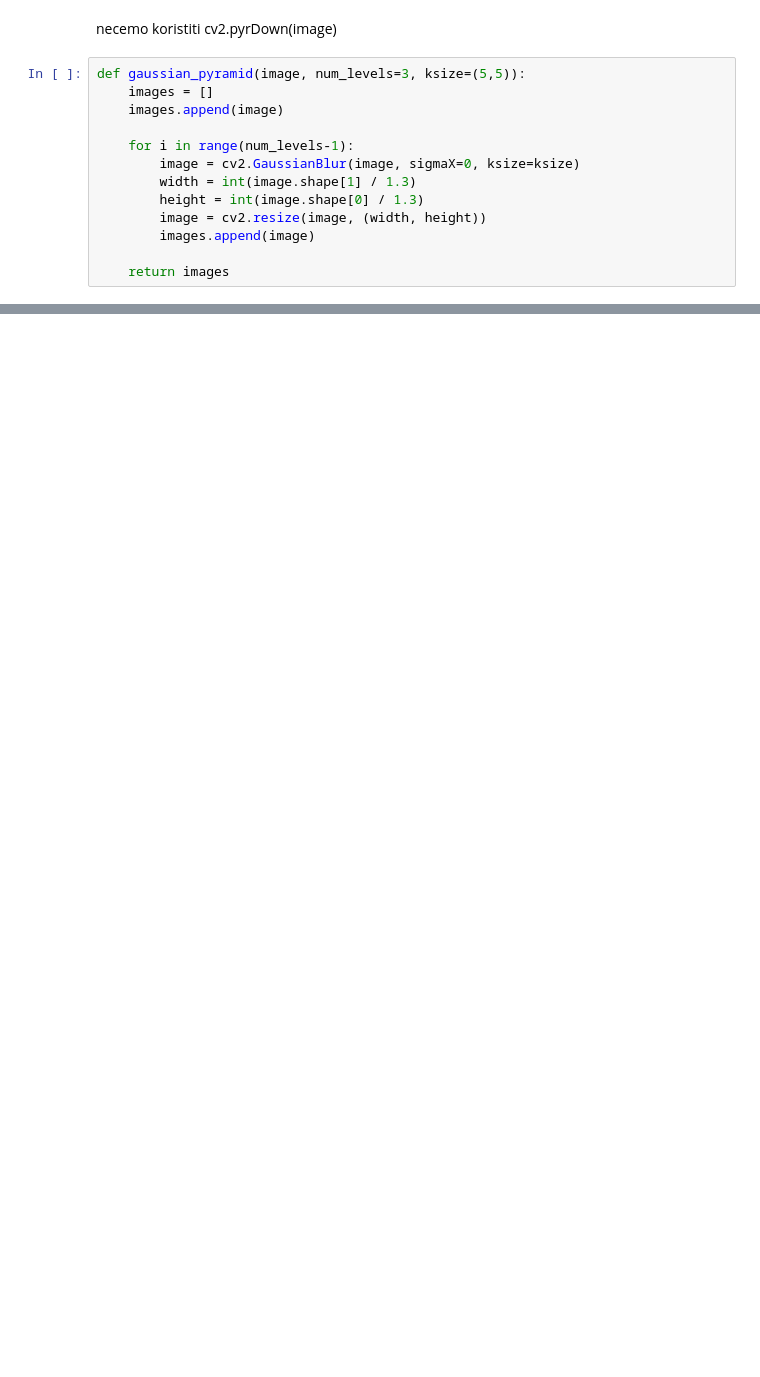
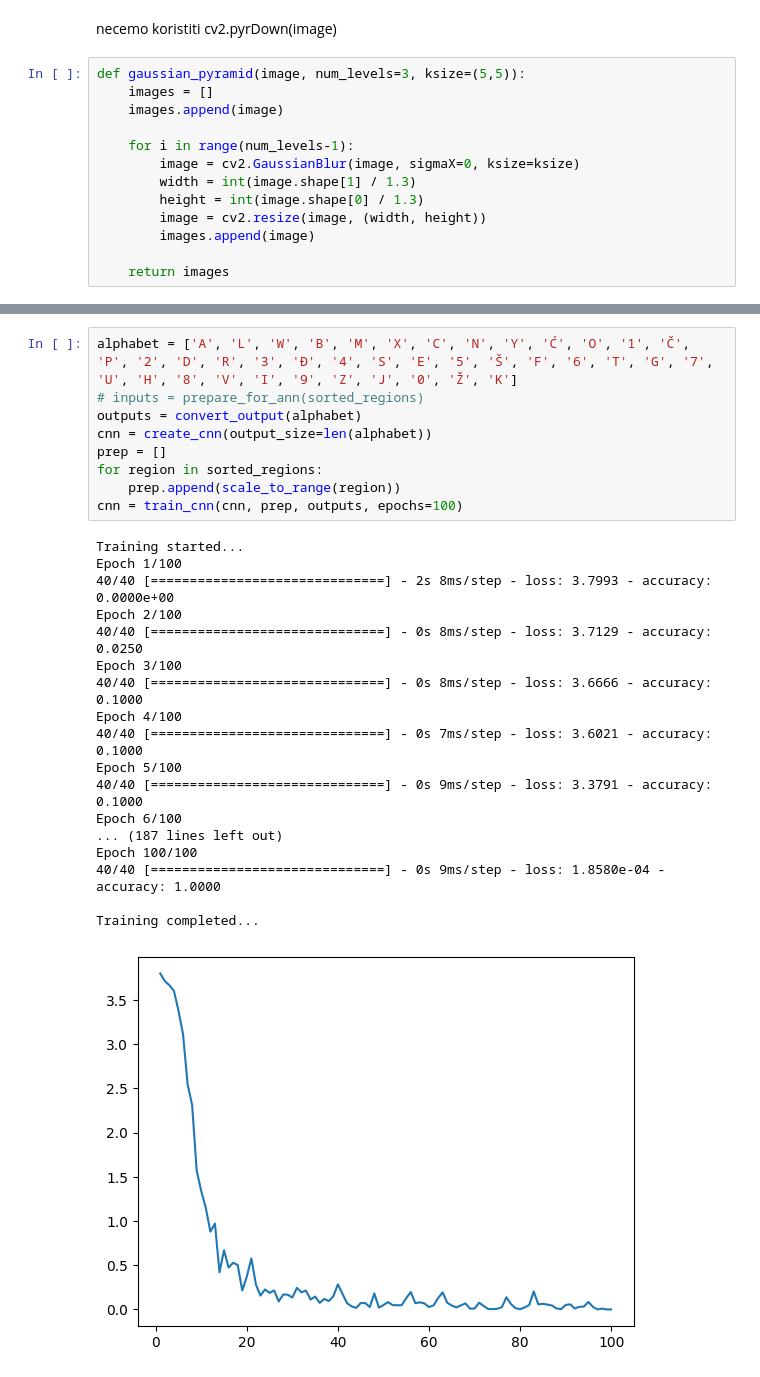
Before and after one commit to jeftasije/licence-plate-detection, a Jupyter notebook: model/model.ipynb, the cells around one changed output, grey strips where cells are left out. Cells and saved outputs as stored; diff of their text form; blank space fills up the shorter version.

```diff
--- a/model/model.ipynb
+++ b/model/model.ipynb
@@ -233,0 +319,28 @@ for img in images:
+# %%
+alphabet = ['A', 'L', 'W', 'B', 'M', 'X', 'C', 'N', 'Y', 'Ć', 'O', '1', 'Č', 'P', '2', 'D', 'R', '3', 'Đ', '4', 'S', 'E', '5', 'Š', 'F', '6', 'T', 'G', '7', 'U', 'H', '8', 'V', 'I', '9', 'Z', 'J', '0', 'Ž', 'K']
+# inputs = prepare_for_ann(sorted_regions)
+outputs = convert_output(alphabet)
+cnn = create_cnn(output_size=len(alphabet))
+prep = []
+for region in sorted_regions:
+    prep.append(scale_to_range(region))
+cnn = train_cnn(cnn, prep, outputs, epochs=100)
+# %% [output]
+Training started...
+Epoch 1/100
+40/40 [==============================] - 2s 8ms/step - loss: 3.7993 - accuracy: 0.0000e+00
+Epoch 2/100
+40/40 [==============================] - 0s 8ms/step - loss: 3.7129 - accuracy: 0.0250
+Epoch 3/100
+40/40 [==============================] - 0s 8ms/step - loss: 3.6666 - accuracy: 0.1000
+Epoch 4/100
+40/40 [==============================] - 0s 7ms/step - loss: 3.6021 - accuracy: 0.1000
+Epoch 5/100
+40/40 [==============================] - 0s 9ms/step - loss: 3.3791 - accuracy: 0.1000
+Epoch 6/100
+... (187 lines left out)
+Epoch 100/100
+40/40 [==============================] - 0s 9ms/step - loss: 1.8580e-04 - accuracy: 1.0000
+
+Training completed...
+[figure, added]
```
Also changed, not shown: parts of 17 cells of this notebook, 1 other file.
